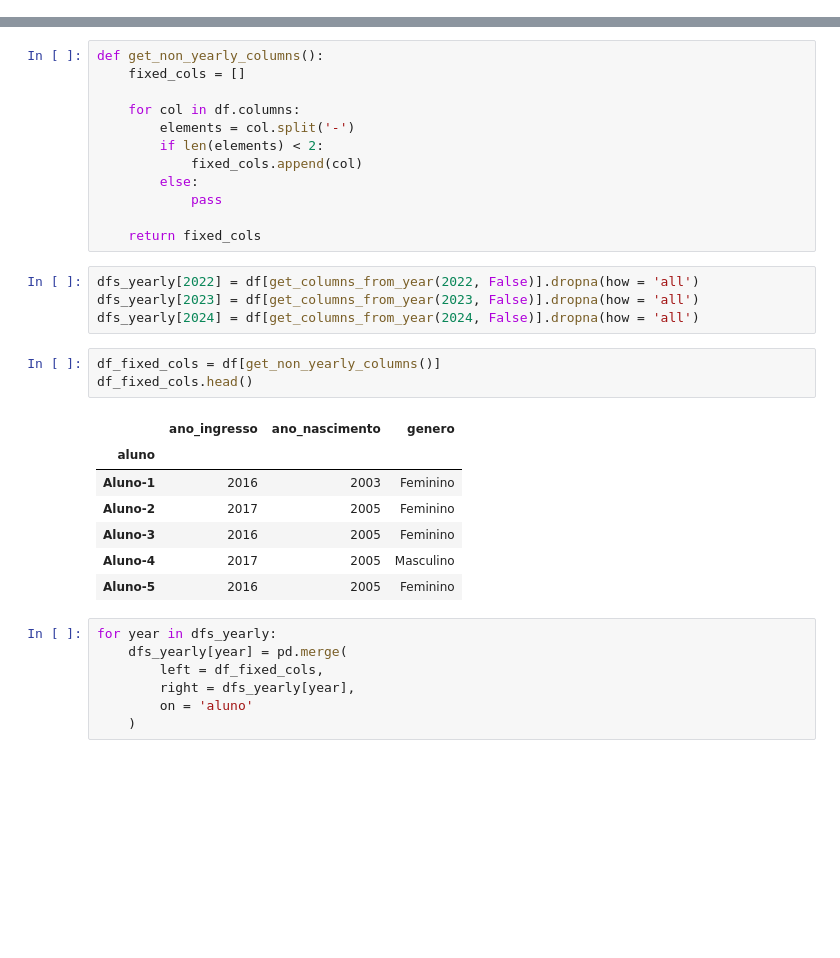
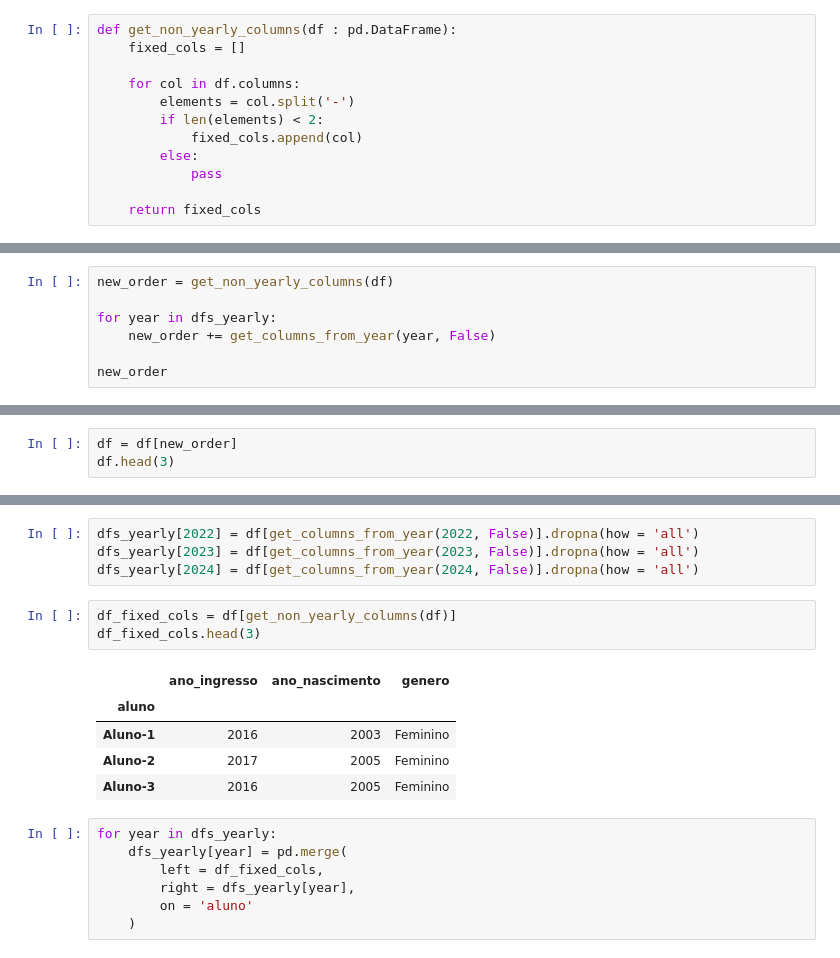
Before and after one commit to victoria-menezes/fiap-data-analytics-DATATHON, a Jupyter notebook: notebook.ipynb, the cells around one changed output, grey strips where cells are left out. Cells and saved outputs as stored; diff of their text form; blank space fills up the shorter version.

```diff
--- a/notebook.ipynb
+++ b/notebook.ipynb
@@ -1581,0 +1884,12 @@ Conforme orientado, iremos preencher o IPP faltando do ano 2022 via KNN.
+# %%
+def get_non_yearly_columns(df : pd.DataFrame):
+	fixed_cols = []
+
+	for col in df.columns:
+		elements = col.split('-')
+		if len(elements) < 2:
+			fixed_cols.append(col)
+		else:
+			pass
+
+	return fixed_cols
@@ -1581,0 +1909,7 @@ Conforme orientado, iremos preencher o IPP faltando do ano 2022 via KNN.
+# %%
+new_order = get_non_yearly_columns(df)
+
+for year in dfs_yearly:
+    new_order += get_columns_from_year(year, False)
+
+new_order
@@ -1581,0 +1934,3 @@ Conforme orientado, iremos preencher o IPP faltando do ano 2022 via KNN.
+# %%
+df = df[new_order]
+df.head(3)
@@ -1604,30 +1946,16 @@ def get_columns_from_year(
-# %%
-def get_non_yearly_columns():
-	fixed_cols = []
-
-	for col in df.columns:
-		elements = col.split('-')
-		if len(elements) < 2:
-			fixed_cols.append(col)
-		else:
-			pass
-
-	return fixed_cols
 # %%
 dfs_yearly[2022] = df[get_columns_from_year(2022, False)].dropna(how = 'all')
 dfs_yearly[2023] = df[get_columns_from_year(2023, False)].dropna(how = 'all')
 dfs_yearly[2024] = df[get_columns_from_year(2024, False)].dropna(how = 'all')
 # %%
-df_fixed_cols = df[get_non_yearly_columns()]
-df_fixed_cols.head()
+df_fixed_cols = df[get_non_yearly_columns(df)]
+df_fixed_cols.head(3)
 # %% [output]
 |  | ano_ingresso | ano_nascimento | genero |
 | aluno |  |  |  |
 | Aluno-1 | 2016 | 2003 | Feminino |
 | Aluno-2 | 2017 | 2005 | Feminino |
 | Aluno-3 | 2016 | 2005 | Feminino |
-| Aluno-4 | 2017 | 2005 | Masculino |
-| Aluno-5 | 2016 | 2005 | Feminino |
 # %%
 for year in dfs_yearly:
 	dfs_yearly[year] = pd.merge(
```
Also changed, not shown: parts of 53 cells of this notebook.
